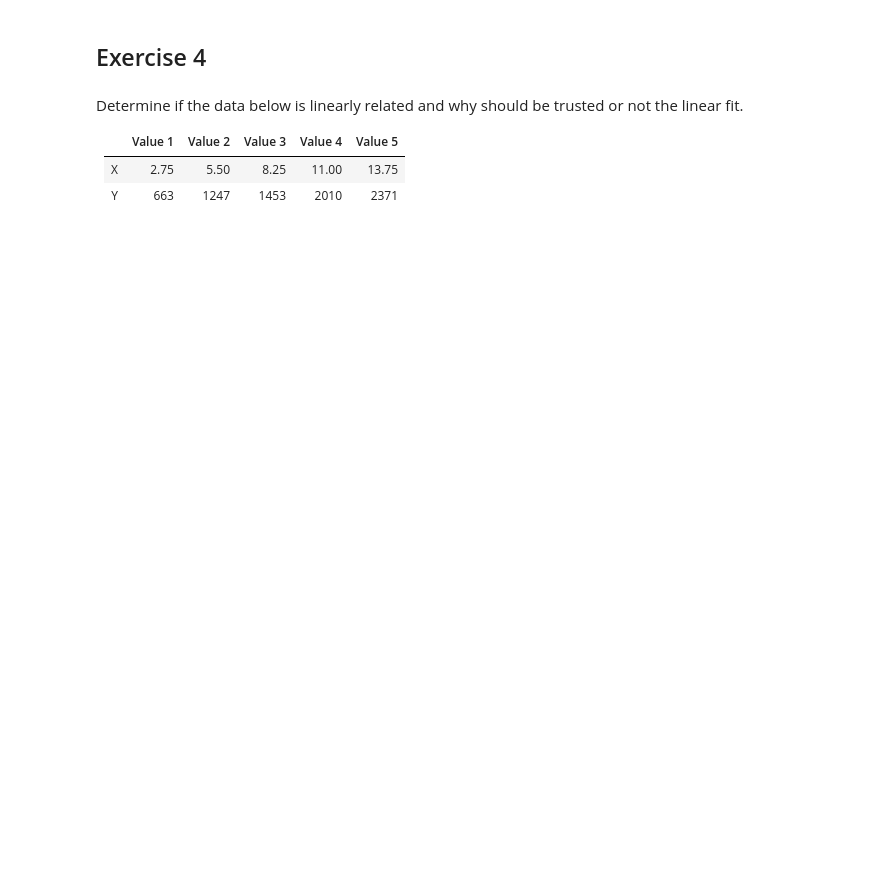
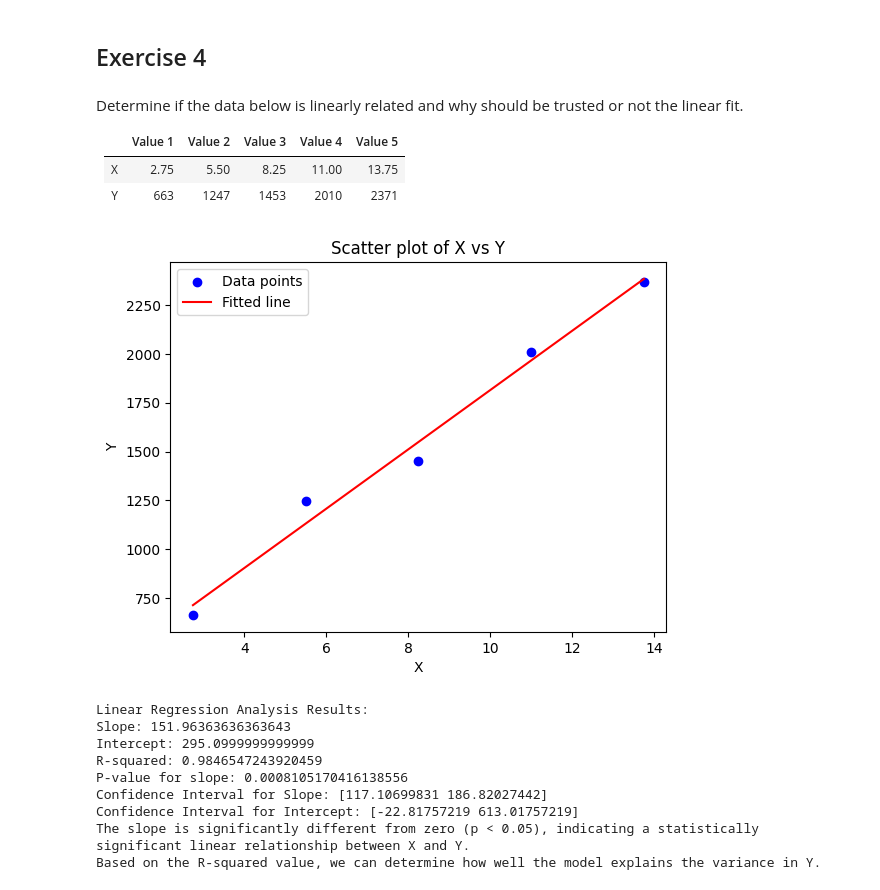
Before and after one commit to Uriiol1808/MCV-C7, a Jupyter notebook: CAE2 Data Analysis/data_analysis.ipynb, the cells around one changed output. Saved outputs shown, nothing was run; the diff lists cells and outputs as text; code cells hidden in the pictures; blank space fills up the shorter version.

```diff
--- a/CAE2 Data Analysis/data_analysis.ipynb
+++ b/CAE2 Data Analysis/data_analysis.ipynb
@@ -46,3 +176,63 @@ Determine if the data below is linearly related and why should be trusted or not
 |---|---------|---------|---------|---------|---------|
 | X | 2.75    | 5.50    | 8.25    | 11.00   | 13.75   |
 | Y | 663     | 1247    | 1453    | 2010    | 2371    |
+# %%
+import numpy as np
+import statsmodels.api as sm
+import matplotlib.pyplot as plt
+
+# Data
+X = np.array([2.75, 5.50, 8.25, 11.00, 13.75])
+Y = np.array([663, 1247, 1453, 2010, 2371])
+
+# Step 1: Plot the data for a visual inspection
+plt.scatter(X, Y, color="blue", label="Data points")
+plt.xlabel("X")
+plt.ylabel("Y")
+plt.title("Scatter plot of X vs Y")
+
+# Step 2: Perform linear regression
+X_with_const = sm.add_constant(X)  # Add intercept term to X for linear regression
+model = sm.OLS(Y, X_with_const).fit()
+
+# Plot the regression line
+plt.plot(X, model.predict(X_with_const), color="red", label="Fitted line")
+plt.legend()
+plt.show()
+
+# Step 3: Extract model parameters
+slope = model.params[1]
+intercept = model.params[0]
+r_squared = model.rsquared
+p_value = model.pvalues[1]  # P-value for the slope
+
+# Step 4: Confidence intervals for the slope and intercept
+conf_int = model.conf_int()
+
+# Output the results
+print("Linear Regression Analysis Results:")
+print(f"Slope: {slope}")
+print(f"Intercept: {intercept}")
+print(f"R-squared: {r_squared}")
+print(f"P-value for slope: {p_value}")
+print(f"Confidence Interval for Slope: {conf_int[1]}")
+print(f"Confidence Interval for Intercept: {conf_int[0]}")
+
+# Step 5: Interpretation of results
+if p_value < 0.05:
+    print("The slope is significantly different from zero (p < 0.05), indicating a statistically significant linear relationship between X and Y.")
+else:
+    print("The slope is not significantly different from zero, suggesting no significant linear relationship between X and Y.")
+
+print("Based on the R-squared value, we can determine how well the model explains the variance in Y.")
+# %% [output]
+[figure, added]
+Linear Regression Analysis Results:
+Slope: 151.96363636363643
+Intercept: 295.0999999999999
+R-squared: 0.9846547243920459
+P-value for slope: 0.0008105170416138556
+Confidence Interval for Slope: [117.10699831 186.82027442]
+Confidence Interval for Intercept: [-22.81757219 613.01757219]
+The slope is significantly different from zero (p < 0.05), indicating a statistically significant linear relationship between X and Y.
+Based on the R-squared value, we can determine how well the model explains the variance in Y.
```
Also changed, not shown: parts of 3 cells of this notebook.
